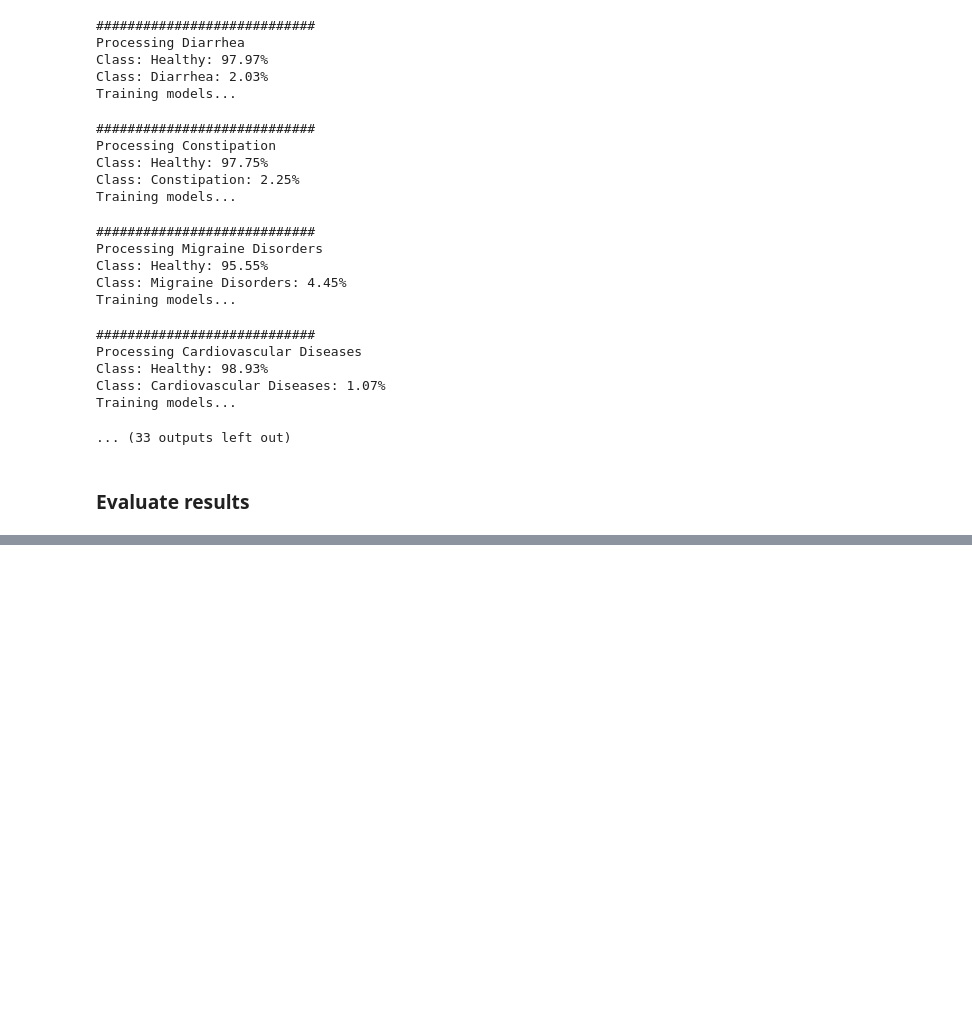
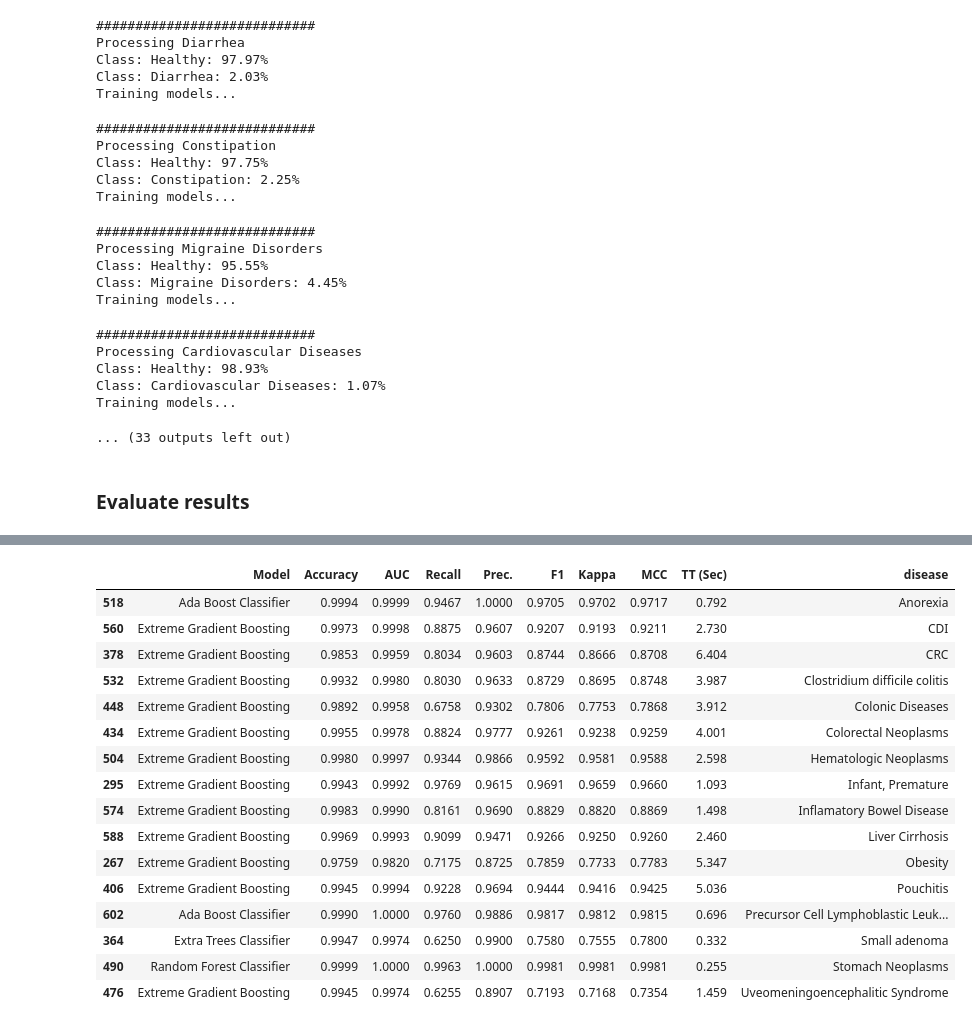
Before and after one commit to manuelgug/ML_disease_prediction_microbiome, a Jupyter notebook: MIcrobiome_x_Health_ML.ipynb, the cells around one changed output, grey strips where cells are left out. Saved outputs shown, nothing was run; the diff lists cells and outputs as text; code cells hidden in the pictures; blank space fills up the shorter version.

```diff
--- a/MIcrobiome_x_Health_ML.ipynb
+++ b/MIcrobiome_x_Health_ML.ipynb
@@ -850,0 +880,20 @@ Training models...
+# %%
+best_auc_rows
+# %% [output]
+|  | Model | Accuracy | AUC | Recall | Prec. | F1 | Kappa | MCC | TT (Sec) | disease |
+| 518 | Ada Boost Classifier | 0.9994 | 0.9999 | 0.9467 | 1.0000 | 0.9705 | 0.9702 | 0.9717 | 0.792 | Anorexia |
+| 560 | Extreme Gradient Boosting | 0.9973 | 0.9998 | 0.8875 | 0.9607 | 0.9207 | 0.9193 | 0.9211 | 2.730 | CDI |
+| 378 | Extreme Gradient Boosting | 0.9853 | 0.9959 | 0.8034 | 0.9603 | 0.8744 | 0.8666 | 0.8708 | 6.404 | CRC |
+| 532 | Extreme Gradient Boosting | 0.9932 | 0.9980 | 0.8030 | 0.9633 | 0.8729 | 0.8695 | 0.8748 | 3.987 | Clostridium difficile colitis |
+| 448 | Extreme Gradient Boosting | 0.9892 | 0.9958 | 0.6758 | 0.9302 | 0.7806 | 0.7753 | 0.7868 | 3.912 | Colonic Diseases |
+| 434 | Extreme Gradient Boosting | 0.9955 | 0.9978 | 0.8824 | 0.9777 | 0.9261 | 0.9238 | 0.9259 | 4.001 | Colorectal Neoplasms |
+| 504 | Extreme Gradient Boosting | 0.9980 | 0.9997 | 0.9344 | 0.9866 | 0.9592 | 0.9581 | 0.9588 | 2.598 | Hematologic Neoplasms |
+| 295 | Extreme Gradient Boosting | 0.9943 | 0.9992 | 0.9769 | 0.9615 | 0.9691 | 0.9659 | 0.9660 | 1.093 | Infant, Premature |
+| 574 | Extreme Gradient Boosting | 0.9983 | 0.9990 | 0.8161 | 0.9690 | 0.8829 | 0.8820 | 0.8869 | 1.498 | Inflamatory Bowel Disease |
+| 588 | Extreme Gradient Boosting | 0.9969 | 0.9993 | 0.9099 | 0.9471 | 0.9266 | 0.9250 | 0.9260 | 2.460 | Liver Cirrhosis |
+| 267 | Extreme Gradient Boosting | 0.9759 | 0.9820 | 0.7175 | 0.8725 | 0.7859 | 0.7733 | 0.7783 | 5.347 | Obesity |
+| 406 | Extreme Gradient Boosting | 0.9945 | 0.9994 | 0.9228 | 0.9694 | 0.9444 | 0.9416 | 0.9425 | 5.036 | Pouchitis |
+| 602 | Ada Boost Classifier | 0.9990 | 1.0000 | 0.9760 | 0.9886 | 0.9817 | 0.9812 | 0.9815 | 0.696 | Precursor Cell Lymphoblastic Leuk... |
+| 364 | Extra Trees Classifier | 0.9947 | 0.9974 | 0.6250 | 0.9900 | 0.7580 | 0.7555 | 0.7800 | 0.332 | Small adenoma |
+| 490 | Random Forest Classifier | 0.9999 | 1.0000 | 0.9963 | 1.0000 | 0.9981 | 0.9981 | 0.9981 | 0.255 | Stomach Neoplasms |
+| 476 | Extreme Gradient Boosting | 0.9945 | 0.9974 | 0.6255 | 0.8907 | 0.7193 | 0.7168 | 0.7354 | 1.459 | Uveomeningoencephalitic Syndrome |
```
Also changed, not shown: parts of 8 cells of this notebook.
